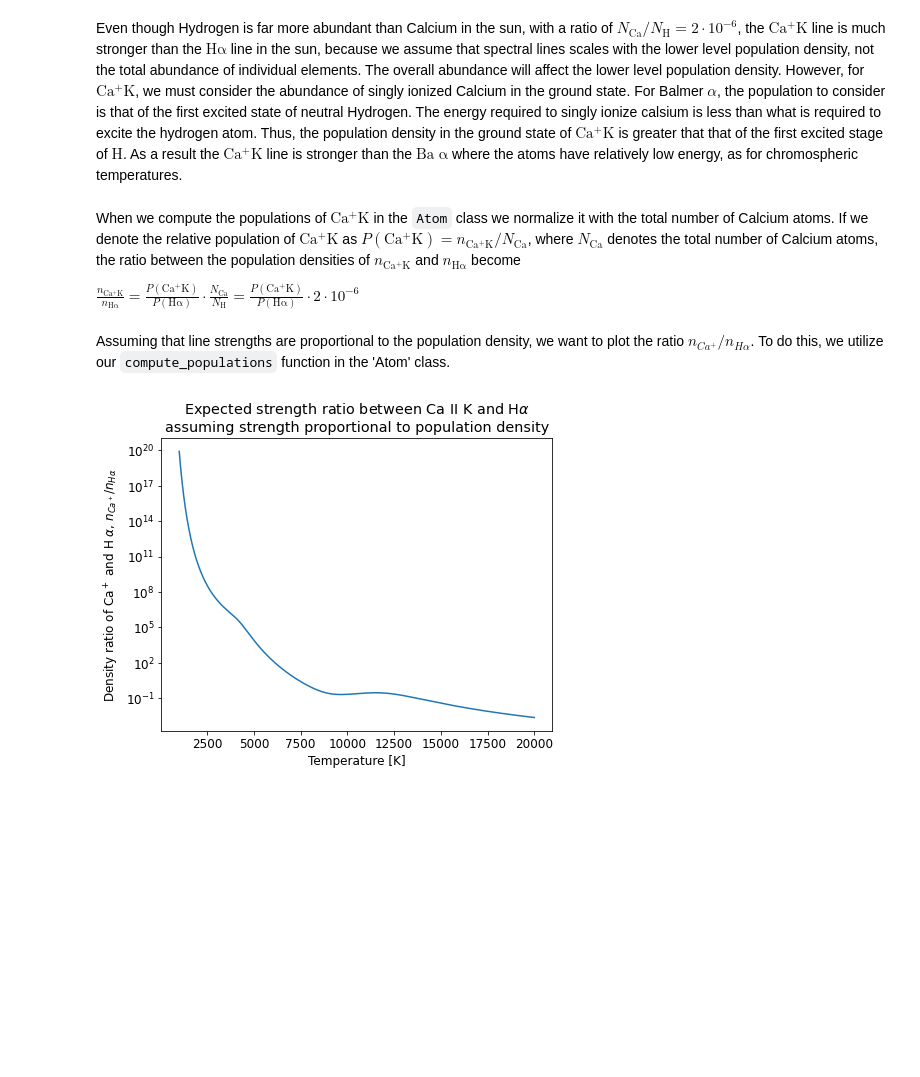
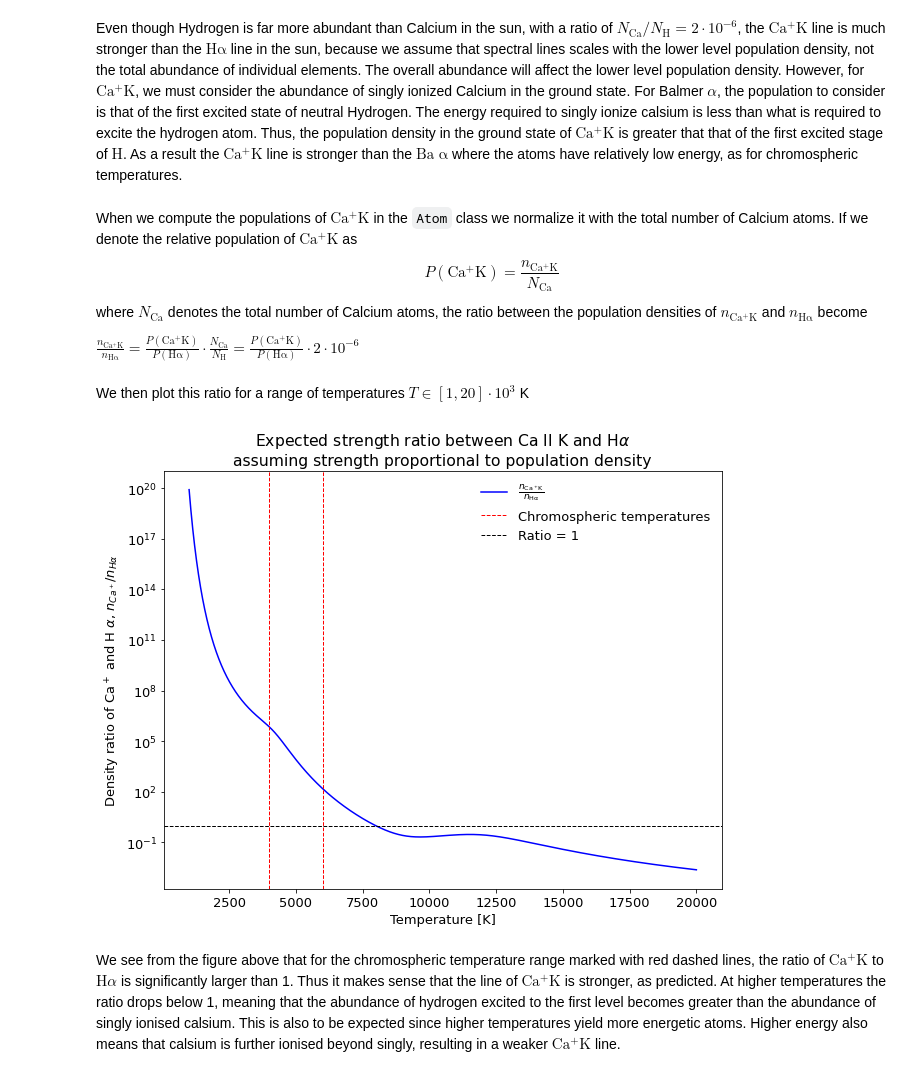
Before and after one commit to Vikenes/AST4310_project1, a Jupyter notebook: p1_assignment.ipynb, the cells around one changed output. Drawn from its saved outputs; the diff is of its cells as text; code cells hidden in the pictures; blank space fills up the shorter version.

```diff
--- a/p1_assignment.ipynb
+++ b/p1_assignment.ipynb
@@ -24,8 +24,9 @@ c = constants.c.value
 e = constants.e.value
 
 plt.rc('legend', frameon=False)
-plt.rc('figure', figsize=(7, 7/1.3))
-plt.rc('font', size=12)
+# plt.rc('figure', figsize=(7, 7/1.3))
+plt.rc('figure', figsize=(10, 10/1.3))
+plt.rc('font', size=13)
 # %% [markdown]
 ### Exercise 1
 
@@ -408,30 +409,39 @@ solid;; border-color:#00e600; border-width:1px">
 # %% [markdown]
 Even though Hydrogen is far more abundant than Calcium in the sun, with a ratio of $N_\mathrm{Ca}/N_\mathrm{H}=2\cdot 10^{-6}$, the $\mathrm{Ca^+ K}$ line is much stronger than the $\mathrm{H \alpha}$ line in the sun, because we assume that spectral lines scales with the lower level population density, not the total abundance of individual elements. The overall abundance will affect the lower level population density. However, for $\mathrm{Ca^+ K}$, we must consider the abundance of singly ionized Calcium in the ground state. For Balmer $\alpha$, the population to consider is that of the first excited state of neutral Hydrogen. The energy required to singly ionize calsium  is less than what is required to excite the hydrogen atom. Thus, the population density in the ground state of $\mathrm{Ca^+ K}$ is greater that that of the first excited stage of $\mathrm{H}$. As a result the $\mathrm{Ca^+ K}$ line is stronger than the $\mathrm{Ba \;\alpha}$ where the atoms have relatively low energy, as for chromospheric temperatures.
 # %% [markdown]
-When we compute the populations of $\mathrm{Ca^+ K}$ in the `Atom` class we normalize it with the total number of Calcium atoms. If we denote the relative population of $\mathrm{Ca^+ K}$ as $P(\mathrm{Ca^+ K})=n_\mathrm{Ca^+ K} / N_\mathrm{Ca}$, where $N_\mathrm{Ca}$ denotes the total number of Calcium atoms, the ratio between the population densities of $n_\mathrm{Ca^+ K}$ and $n_\mathrm{H \alpha}$ become
+When we compute the populations of $\mathrm{Ca^+ K}$ in the `Atom` class we normalize it with the total number of Calcium atoms. If we denote the relative population of $\mathrm{Ca^+ K}$ as
+$$P(\mathrm{Ca^+ K})=\frac{n_\mathrm{Ca^+ K}}{ N_\mathrm{Ca}}$$
+where $N_\mathrm{Ca}$ denotes the total number of Calcium atoms, the ratio between the population densities of $n_\mathrm{Ca^+ K}$ and $n_\mathrm{H \alpha}$ become
+
 
 $ \frac{n_\mathrm{Ca^+ K}}{n_\mathrm{H \alpha}} = \frac{P(\mathrm{Ca^+ K})}{P(\mathrm{H \alpha})}\cdot \frac{N_\mathrm{Ca}}{N_\mathrm{H}} = \frac{P(\mathrm{Ca^+ K})}{P(\mathrm{H \alpha})} \cdot 2\cdot 10^{-6} $
-# %% [markdown]
-Assuming that line strengths are proportional to the population density, we want to plot the ratio $n_{Ca^+}/n_{H \alpha}$. To do this, we utilize our `compute_populations` function in the 'Atom' class.
+# %% [markdown]
+We then plot this ratio for a range of temperatures $T\in[1, 20] \cdot 10^3$ K
 # %%
 #   strength ratio comparison
 H = Atom("data/H_atom.txt")
 T_chrom = np.linspace(1e3, 20e3, int(1e4)) * units.K
 Pe_chrom = 1e2 * units.dyn * units.cm**(-2)
 
 Halpha_pop = H.compute_populations(T_chrom, Pe_chrom)[0,1,:]
 Ca_II_pop = Ca.compute_populations(T_chrom, Pe_chrom)[1,0,:]
 
 n_ratio = (Ca_II_pop / Halpha_pop) * 2e-6
 
-plt.plot(T_chrom, n_ratio)
+plt.plot(T_chrom, n_ratio, ls="-", color="blue", label=r"$\frac{n_\mathrm{Ca^+ K}}{n_\mathrm{H \alpha}}$")
 plt.yscale('log')
 title1 = r'Expected strength ratio between Ca II K and H$\alpha$'
 title2 = 'assuming strength proportional to population density'
 plt.title(title1 + '\n' + title2)
 plt.ylabel(r'Density ratio of Ca$^+$ and H $\alpha$, $n_{Ca^+} / n_{H \alpha}$')
 plt.xlabel('Temperature [K]')
+plt.axvline(4000, ls="--", lw=1, color="red", label="Chromospheric temperatures")
+plt.axvline(6000, ls="--", lw=1, color="red")
+plt.axhline(1, ls="--", lw=1, color="black", label="Ratio = 1")
+plt.legend()
 plt.show()
 # %% [output]
-[figure, old version]
+[figure, new version]
+# %% [markdown]
+We see from the figure above that for the chromospheric temperature range marked with red dashed lines, the ratio of $\mathrm{Ca^+ K}$ to $\mathrm{H} \alpha$ is significantly larger than 1. Thus it makes sense that the line of $\mathrm{Ca^+ K}$ is stronger, as predicted. At higher temperatures the ratio drops below 1, meaning that the abundance of hydrogen excited to the first level becomes greater than the abundance of singly ionised calsium. This is also to be expected since higher temperatures yield more energetic atoms. Higher energy also means that calsium is further ionised beyond singly, resulting in a weaker $\mathrm{Ca^+ K}$ line.
 # %%
```
Also changed, not shown: parts of 8 cells of this notebook.
